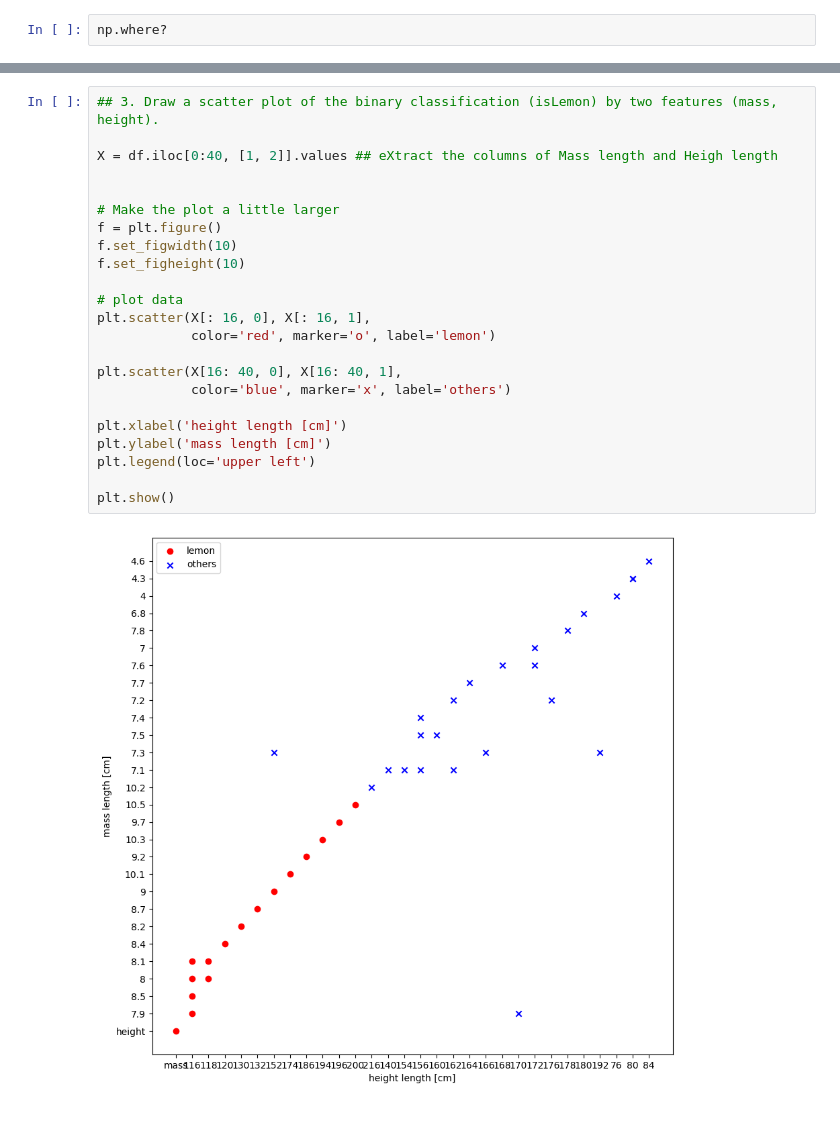
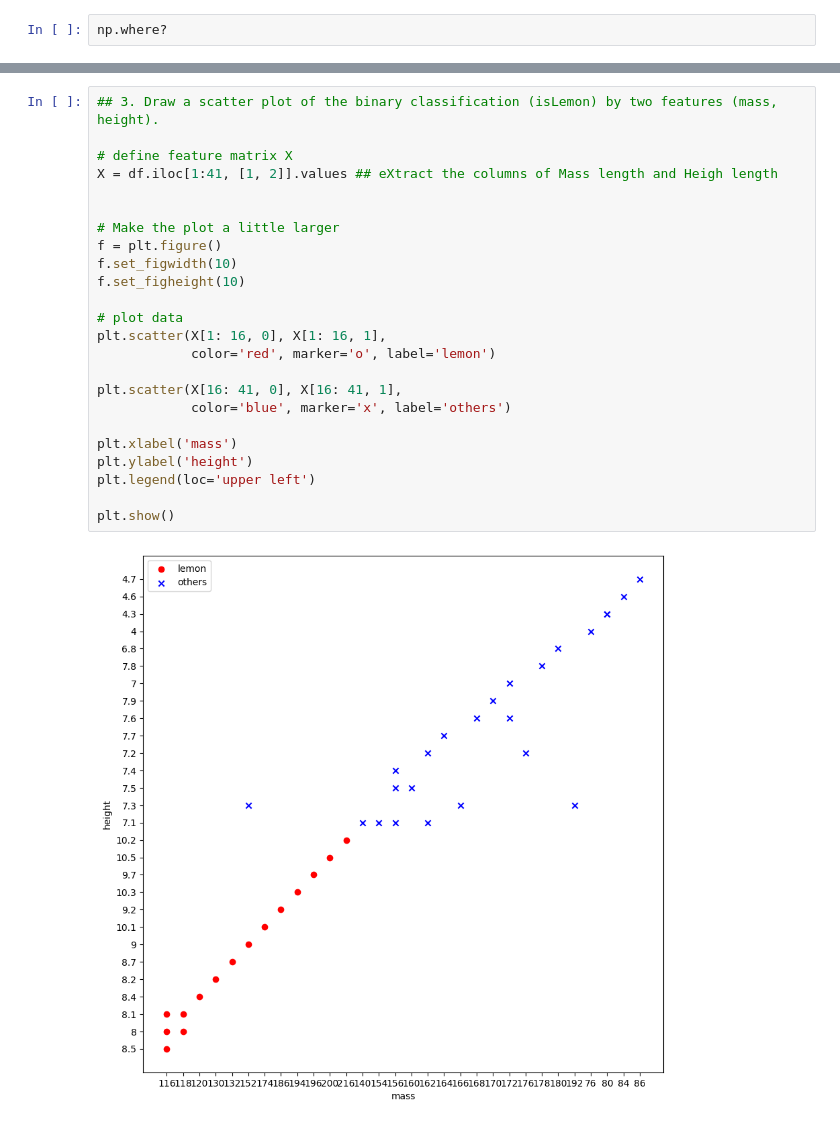
Before and after one commit to koto253/DATA_611, a Jupyter notebook: Module03_HW.ipynb, the cells around one changed output, grey strips where cells are left out. Drawn from its saved outputs; the diff is of its cells as text.

```diff
--- a/Module03_HW.ipynb
+++ b/Module03_HW.ipynb
@@ -61,26 +79,27 @@ array([ 1, -1, -1, -1, -1, -1, -1, -1, -1, -1, -1, -1, -1, -1, -1, -1, -1,
 # %%
 ## 3. Draw a scatter plot of the binary classification (isLemon) by two features (mass, height).
 
-X = df.iloc[0:40, [1, 2]].values ## eXtract the columns of Mass length and Heigh length
+# define feature matrix X
+X = df.iloc[1:41, [1, 2]].values ## eXtract the columns of Mass length and Heigh length
 
 
 # Make the plot a little larger
 f = plt.figure()
 f.set_figwidth(10)
 f.set_figheight(10)
 
 # plot data
-plt.scatter(X[: 16, 0], X[: 16, 1],
+plt.scatter(X[1: 16, 0], X[1: 16, 1],
             color='red', marker='o', label='lemon')
 
-plt.scatter(X[16: 40, 0], X[16: 40, 1],
+plt.scatter(X[16: 41, 0], X[16: 41, 1],
             color='blue', marker='x', label='others')
 
-plt.xlabel('height length [cm]')
-plt.ylabel('mass length [cm]')
+plt.xlabel('mass')
+plt.ylabel('height')
 plt.legend(loc='upper left')
 
 plt.show()
 # %% [output]
-[figure, old version]
+[figure, new version]
 # %%
```
Also changed, not shown: parts of 5 cells of this notebook.
